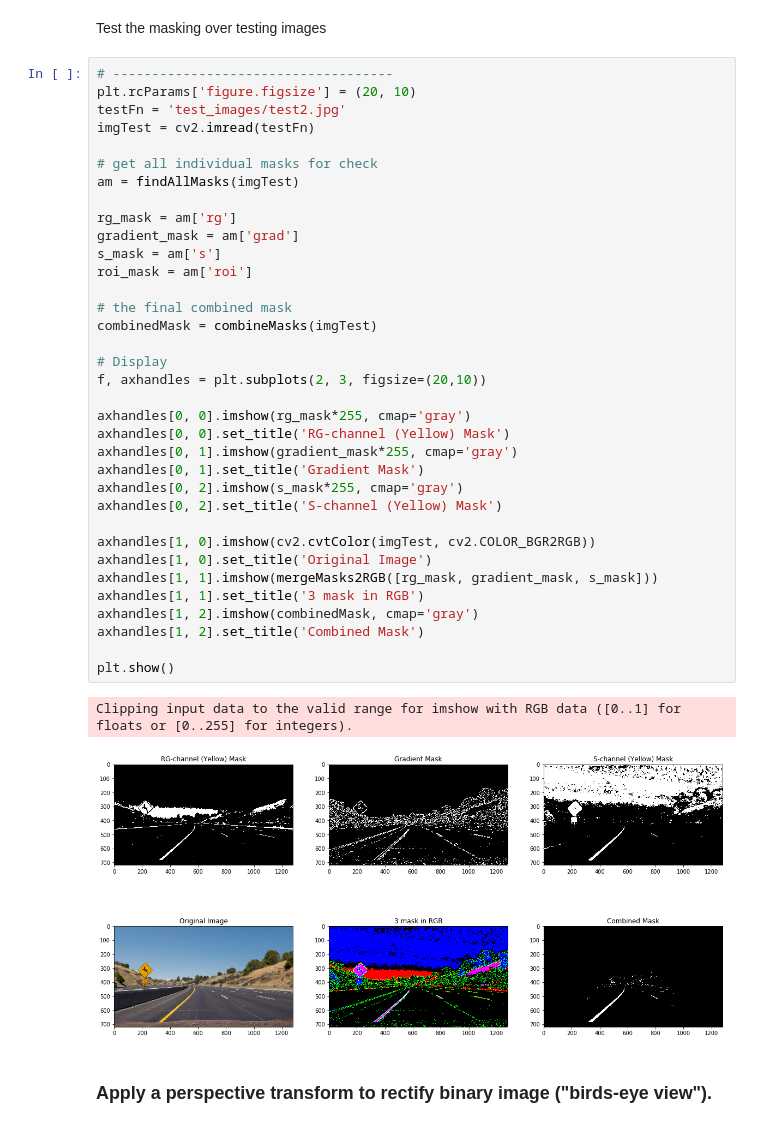
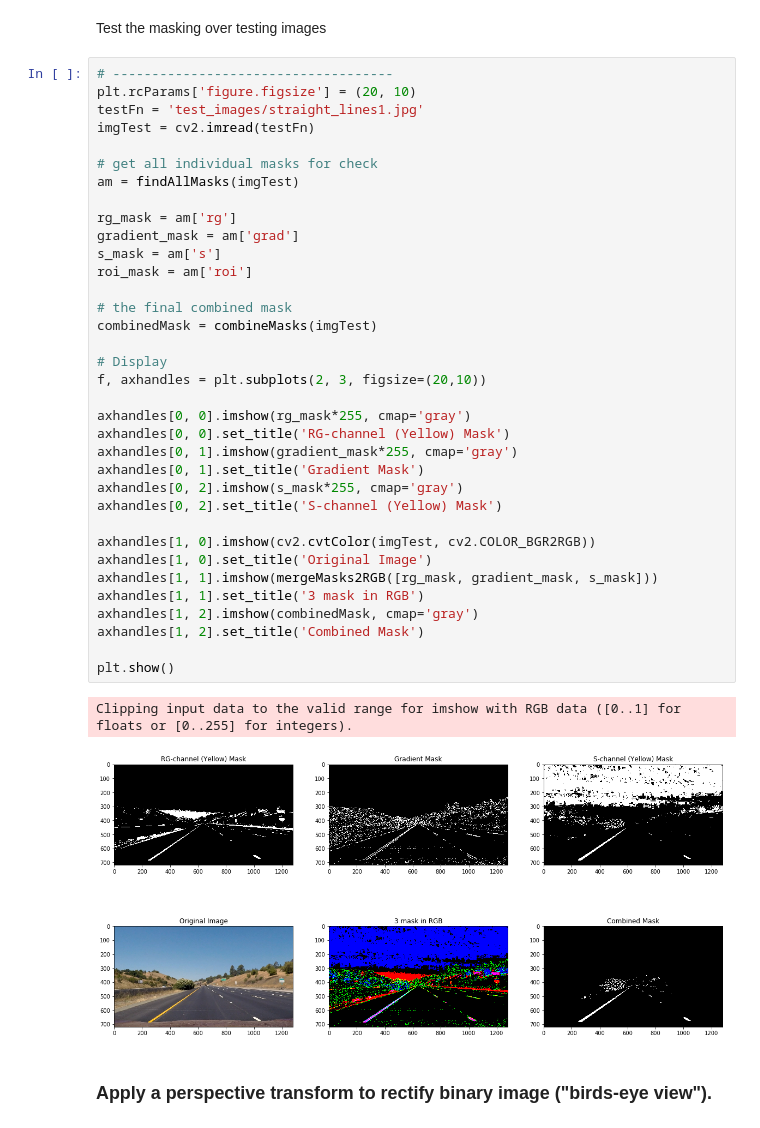
Before and after one commit to StevenShuoFeng/CarND-Advanced-Lane-Lines, a Jupyter notebook: pipeline.ipynb, the cells around one changed output. Drawn from its saved outputs; the diff is of its cells as text.

```diff
--- a/pipeline.ipynb
+++ b/pipeline.ipynb
@@ -201,41 +201,41 @@ Test the masking over testing images
 # %%
 # ------------------------------------
 plt.rcParams['figure.figsize'] = (20, 10)
-testFn = 'test_images/test2.jpg'
+testFn = 'test_images/straight_lines1.jpg'
 imgTest = cv2.imread(testFn)
 
 # get all individual masks for check
 am = findAllMasks(imgTest)
 
 rg_mask = am['rg']
 gradient_mask = am['grad']
 s_mask = am['s']
 roi_mask = am['roi']
 
 # the final combined mask
 combinedMask = combineMasks(imgTest)
 
 # Display
 f, axhandles = plt.subplots(2, 3, figsize=(20,10))
 
 axhandles[0, 0].imshow(rg_mask*255, cmap='gray')
 axhandles[0, 0].set_title('RG-channel (Yellow) Mask')
 axhandles[0, 1].imshow(gradient_mask*255, cmap='gray')
 axhandles[0, 1].set_title('Gradient Mask')
 axhandles[0, 2].imshow(s_mask*255, cmap='gray')
 axhandles[0, 2].set_title('S-channel (Yellow) Mask')
 
 axhandles[1, 0].imshow(cv2.cvtColor(imgTest, cv2.COLOR_BGR2RGB))
 axhandles[1, 0].set_title('Original Image')
 axhandles[1, 1].imshow(mergeMasks2RGB([rg_mask, gradient_mask, s_mask]))
 axhandles[1, 1].set_title('3 mask in RGB')
 axhandles[1, 2].imshow(combinedMask, cmap='gray')
 axhandles[1, 2].set_title('Combined Mask')
 
 plt.show()
 # %% [output]
 Clipping input data to the valid range for imshow with RGB data ([0..1] for floats or [0..255] for integers).
-[figure, old version]
+[figure, new version]
 # %% [markdown]
 ### Apply a perspective transform to rectify binary image ("birds-eye view").
 # %%
```
Also changed, not shown: parts of 4 cells of this notebook.
